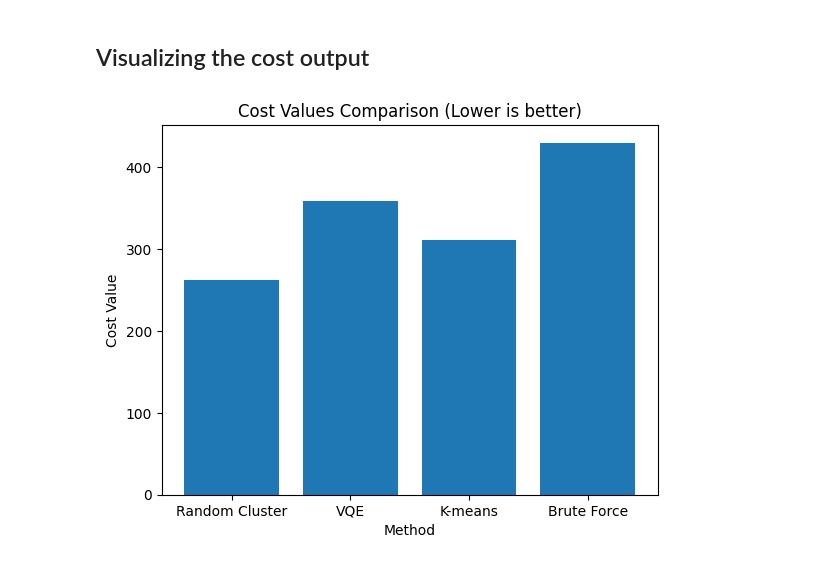
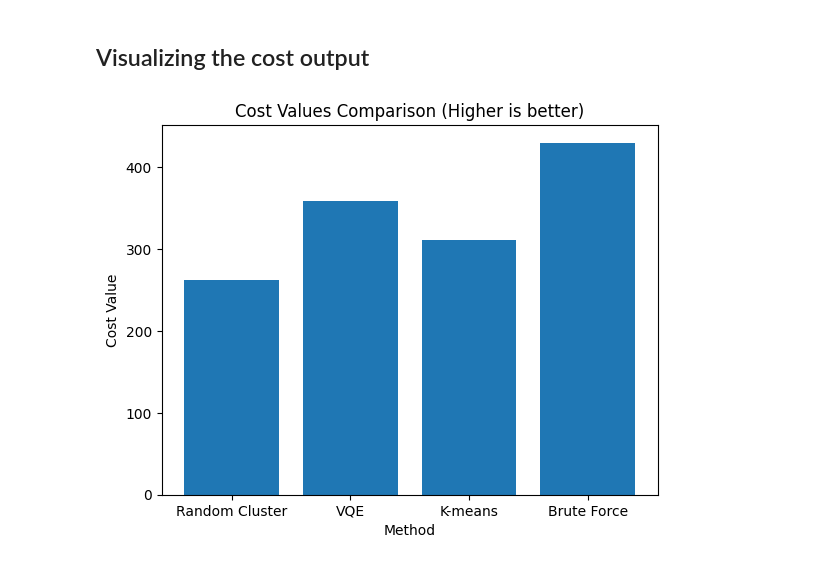
Before and after one commit to Boniface316/bigdata_vqa, a Jupyter notebook: Notebooks/Divisive_clustering_toy_experiment.ipynb, the cells around one changed output. Saved outputs shown, nothing was run; the diff lists cells and outputs as text; code cells hidden in the pictures.

```diff
--- a/Notebooks/Divisive_clustering_toy_experiment.ipynb
+++ b/Notebooks/Divisive_clustering_toy_experiment.ipynb
@@ -145,19 +145,19 @@ cost: 311.1828475146717
 # %%
 # Define the cost values
 cost_values = [random_cost, VQE_cost, KMeans_cost, MaxCut_cost]
 
 # Define the labels for the x-axis
 labels = ['Random Cluster','VQE', 'K-means', 'Brute Force']
 
 # Create the bar chart
 plt.bar(labels, cost_values)
 
 # Add labels and title
 plt.xlabel('Method')
 plt.ylabel('Cost Value')
-plt.title('Cost Values Comparison (Lower is better)')
+plt.title('Cost Values Comparison (Higher is better)')
 
 # Display the chart
 plt.show()
 # %% [output]
-[figure, old version]
+[figure, new version]
```
